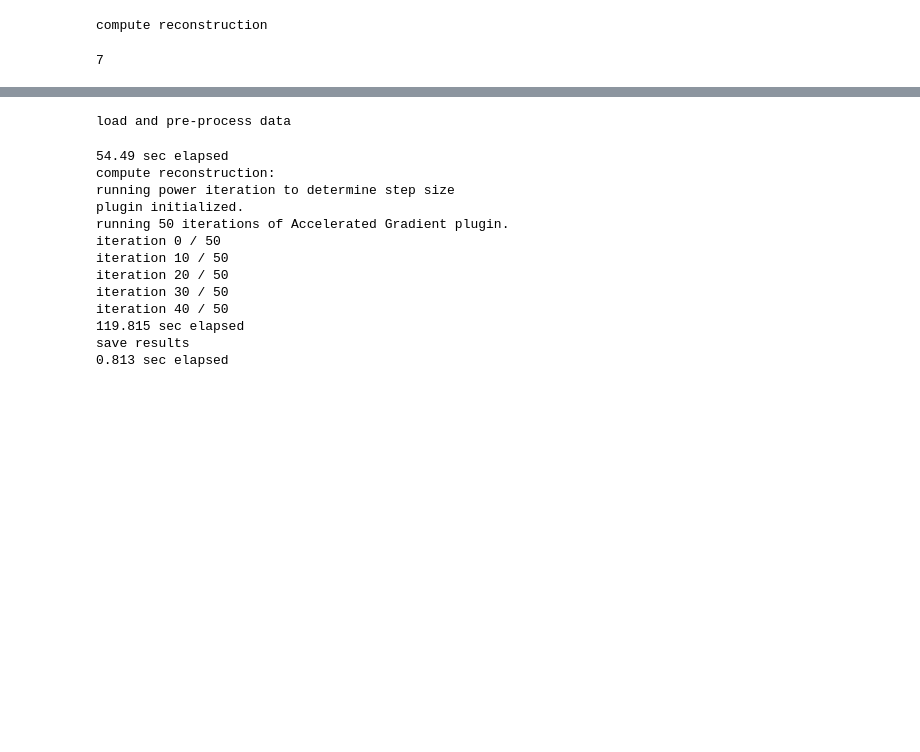
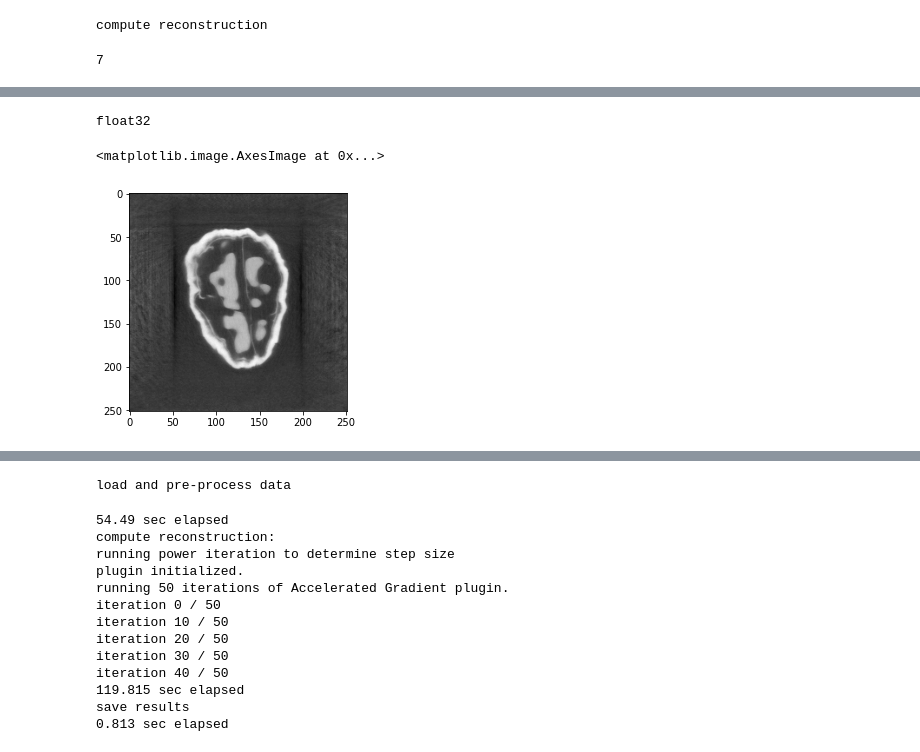
Before and after one commit to PranjalSahu/WalnutReconstructionCodes, a Jupyter notebook: test1.ipynb, the cells around one changed output, grey strips where cells are left out. Saved outputs shown, nothing was run; the diff lists cells and outputs as text; code cells hidden in the pictures; blank space fills up the shorter version.

```diff
--- a/test1.ipynb
+++ b/test1.ipynb
@@ -380,0 +374,4 @@ print(r.shape)
+# %%
+print(vol_rec.dtype)
+# %% [output]
+float32
@@ -380,0 +382,5 @@ print(r.shape)
+# %%
+plt.imshow(vol_rec[:, 180, :], cmap='gray')
+# %% [output]
+<matplotlib.image.AxesImage at 0x...>
+[figure, added]
```
Also changed, not shown: parts of 10 cells of this notebook.
